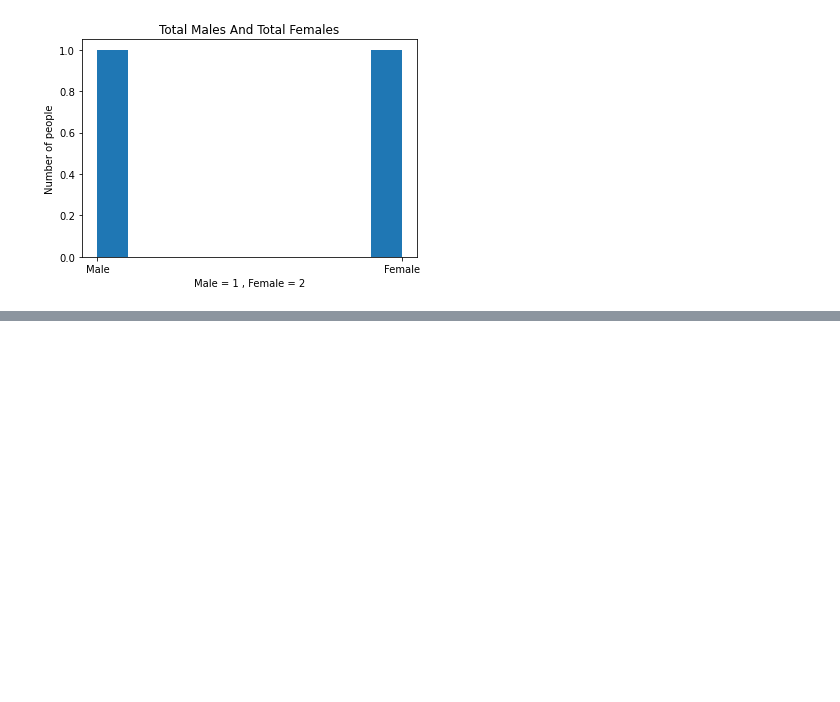
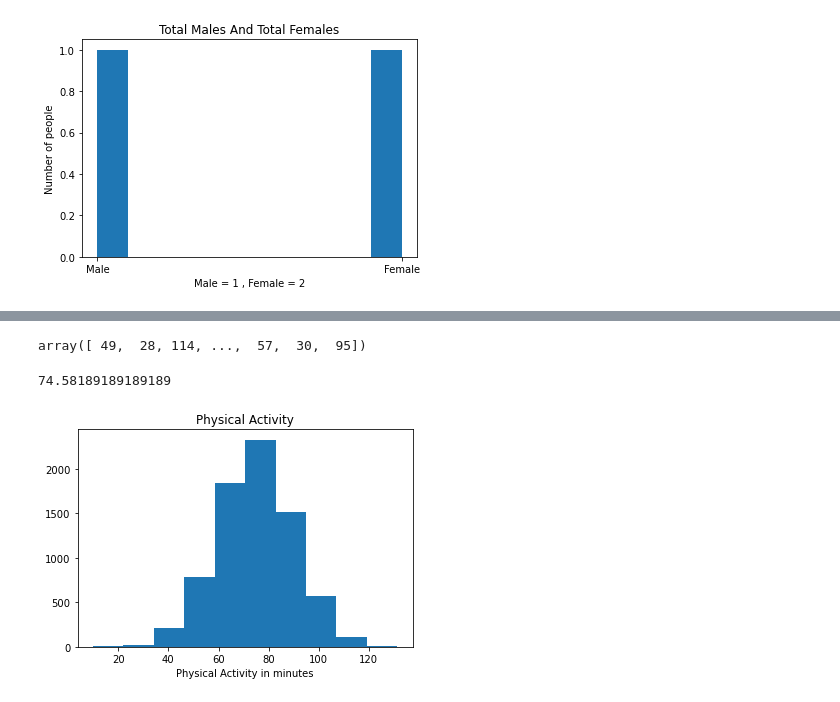
Before and after one commit to G00387847/programmingForDataAnalysisProject-2020, a Jupyter notebook: programmingForDataAnalysis-2020.ipynb, the cells around one changed output, grey strips where cells are left out. Saved outputs shown, nothing was run; the diff lists cells and outputs as text; code cells hidden in the pictures; blank space fills up the shorter version.

```diff
--- a/programmingForDataAnalysis-2020.ipynb
+++ b/programmingForDataAnalysis-2020.ipynb
@@ -103,0 +123,19 @@ plt.show()
+# %%
+import numpy as np
+Physical_Activity = np.random.randint(1,150, 7400)
+Physical_Activity
+# %% [output]
+array([ 49,  28, 114, ...,  57,  30,  95])
+# %%
+np.mean(Physical_Activity)
+# %% [output]
+74.58189189189189
+# %%
+import matplotlib.pyplot as plt
+Physical_Activity = np.random.normal(74.58189189189189,15,7400)# mean 74.58189189189189 and standard deviation 15 to plot gragh
+plt.hist(Physical_Activity)
+plt.title('Physical Activity')
+plt.xlabel('Physical Activity in minutes')
+plt.show()
+# %% [output]
+[figure, added]
```
Also changed, not shown: parts of 13 cells of this notebook.
